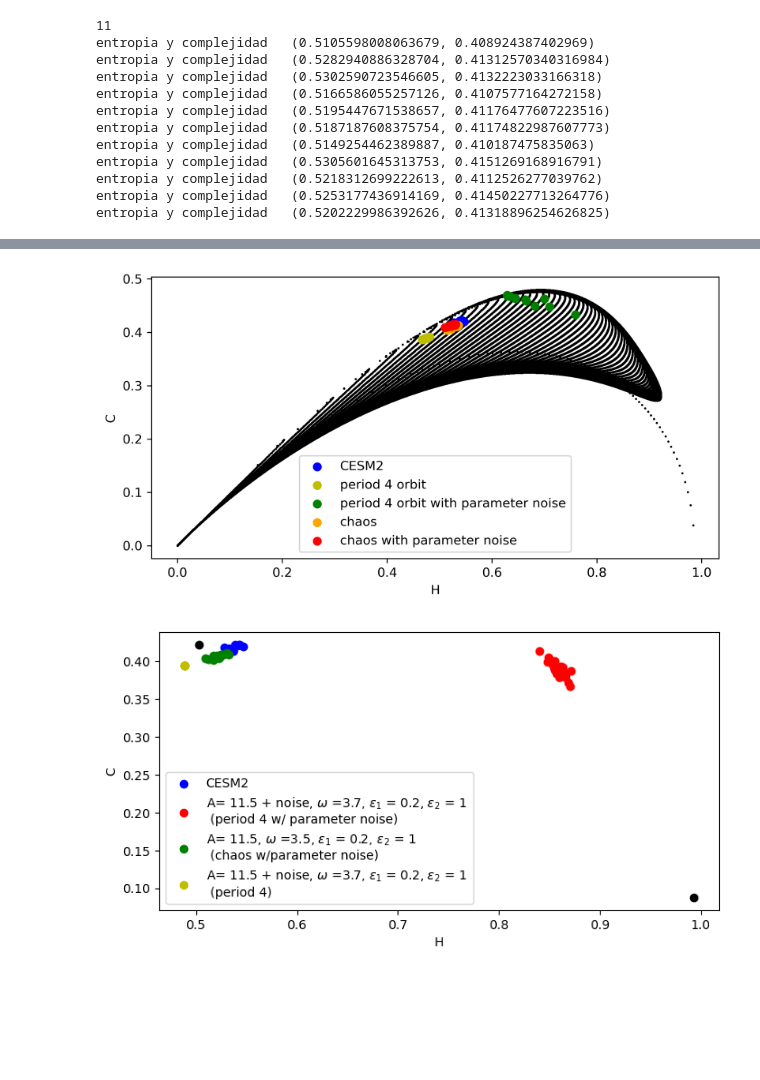
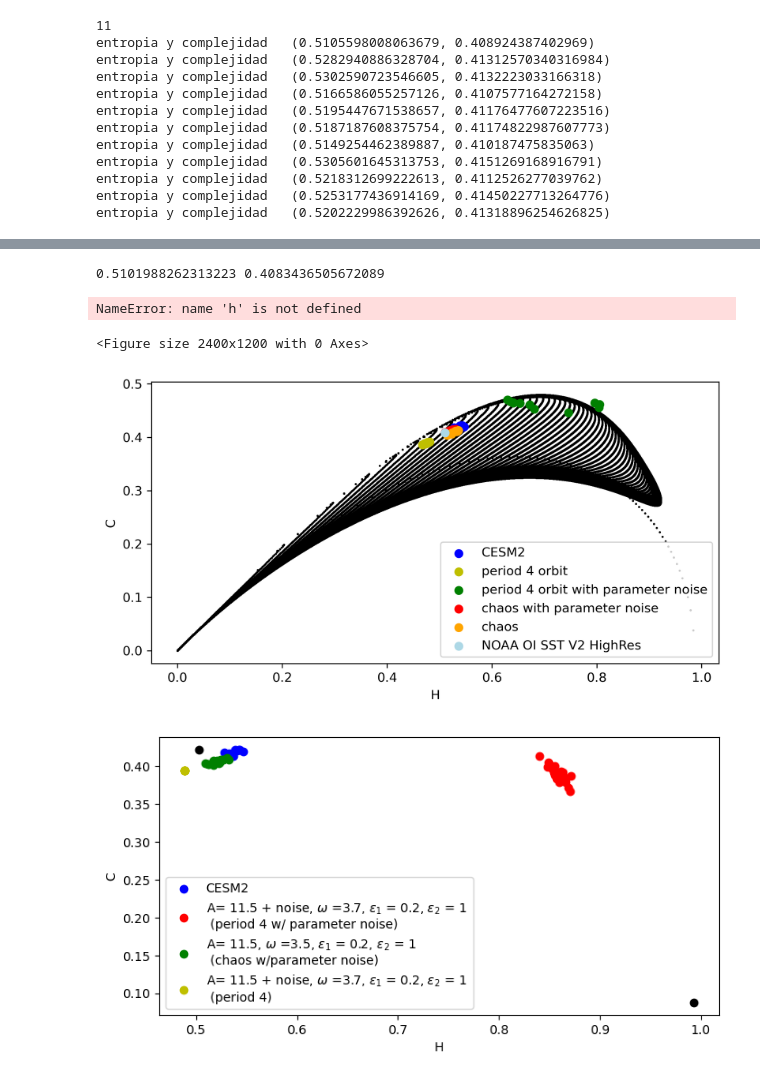
Before and after one commit to jumin94/ENSO_dynamics_analysis, a Jupyter notebook: complejidad_clima_wootters.ipynb, the cells around one changed output, grey strips where cells are left out. Drawn from its saved outputs; the diff is of its cells as text; code cells hidden in the pictures; blank space fills up the shorter version.

```diff
--- a/complejidad_clima_wootters.ipynb
+++ b/complejidad_clima_wootters.ipynb
@@ -362,3 +343,16 @@ entropia y complejidad   (0.9378774745472963, 0.23874991292609996)
+# %%
+obs = np.loadtxt('/Users/juliamindlin/Dropbox/Cursos_Materias/DNL/ENSO/Paper/Codigos/nino34_obs_NOAA_satellite.txt')
+import funciones_dinamica as fd
+NINO_obs_vals = obs
+nino_filtrado = PasaBajos(NINO_obs_vals)
+corregido1, moving_average = fd.remover_ma(nino_filtrado,2000)
+corregido, moving_average2 = fd.remover_ma(corregido1,2000)
+# %%
+señal=nino_filtrado[:len(nino_filtrado):36]/max(nino_filtrado)
+r_obs,s_obs=entropia_y_complejidad_wootters(señal,5)
+print(r_obs,s_obs)
+# %% [output]
+0.5101988262313223 0.4083436505672089
 # %%
 from matplotlib.pyplot import cm
 fig = plt.figure(figsize=(8,4),dpi=300)
@@ -370,8 +364,9 @@ plt.scatter(h[:],c[:],color='k',s=0.4)
 plt.scatter(x,y,color='b',label='CESM2')
 plt.scatter(x4,y4,color='y',label='period 4 orbit')
 plt.scatter(x2,y2,color='g',label='period 4 orbit with parameter noise')
+plt.scatter(x5,y5,color='red',label='chaos with parameter noise')
 plt.scatter(x3,y3,color='orange',label='chaos')
-plt.scatter(x5,y5,color='red',label='chaos with parameter noise')
+plt.scatter(r_obs,s_obs,color='lightblue',label='NOAA OI SST V2 HighRes')
 plt.ylabel('C')
 plt.xlabel('H')
 #plt.scatter(u2,v2,color='k')
@@ -382,7 +377,33 @@ plt.ylabel('C')
 plt.legend()
 plt.show()
 # %% [output]
-[figure, removed]
+NameError: name 'h' is not defined
+<Figure size 2400x1200 with 0 Axes>
+# %%
+from matplotlib.pyplot import cm
+fig = plt.figure(figsize=(8,4),dpi=300)
+#color = cm.Greys(np.linspace(0.4, 1, len(noise['y'])))
+#color_reds = cm.Reds(np.linspace(0.4, 1, len(noise['y'])))
+#for i, c in enumerate(color):
+#    plt.scatter(noise['x'][i],noise['y'][i],color=c,alpha=0.4)#,label='orbit integration (T=4) w/ parameter noise and additive noise (alpha='+str(alpha[i])+')')
+plt.scatter(h[:],c[:],color='k',s=0.4)
+plt.scatter(x,y,color='b',label='CESM2')
+plt.scatter(x4,y4,color='y',label='period 4 orbit')
+plt.scatter(x2,y2,color='g',label='period 4 orbit with parameter noise')
+plt.scatter(x5,y5,color='red',label='chaos with parameter noise')
+plt.scatter(x3,y3,color='orange',label='chaos')
+plt.scatter(r_obs,s_obs,color='lightblue',label='NOAA OI SST V2 HighRes')
+plt.ylabel('C')
+plt.xlabel('H')
+#plt.scatter(u2,v2,color='k')
+# plt.xlim([0.0, 1.1])
+# plt.ylim([-0.01, 0.1])
+plt.xlabel('H')
+plt.ylabel('C')
+plt.legend()
+plt.show()
+# %% [output]
+[figure, added]
 # %%
 from matplotlib.pyplot import cm
 fig = plt.figure(figsize=(8,4))
```
Also changed, not shown: parts of 5 cells of this notebook, 3 other files.
